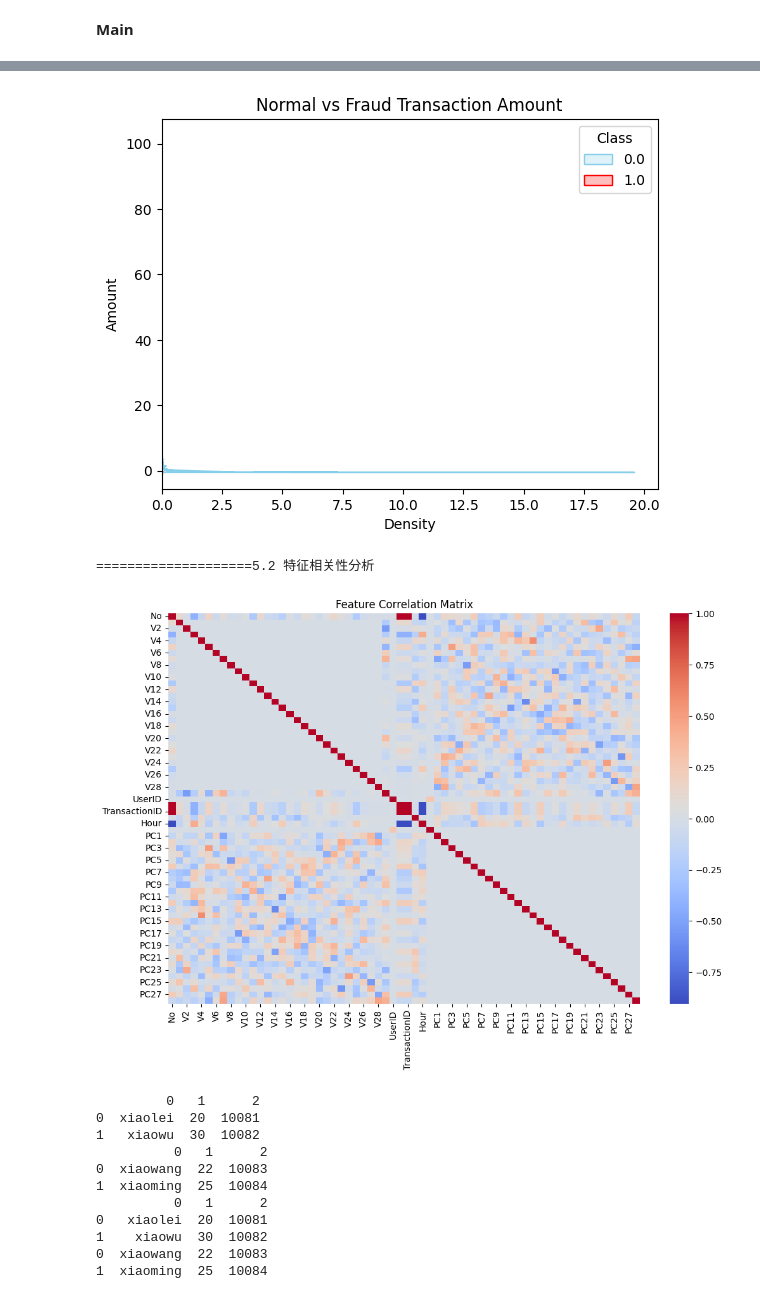
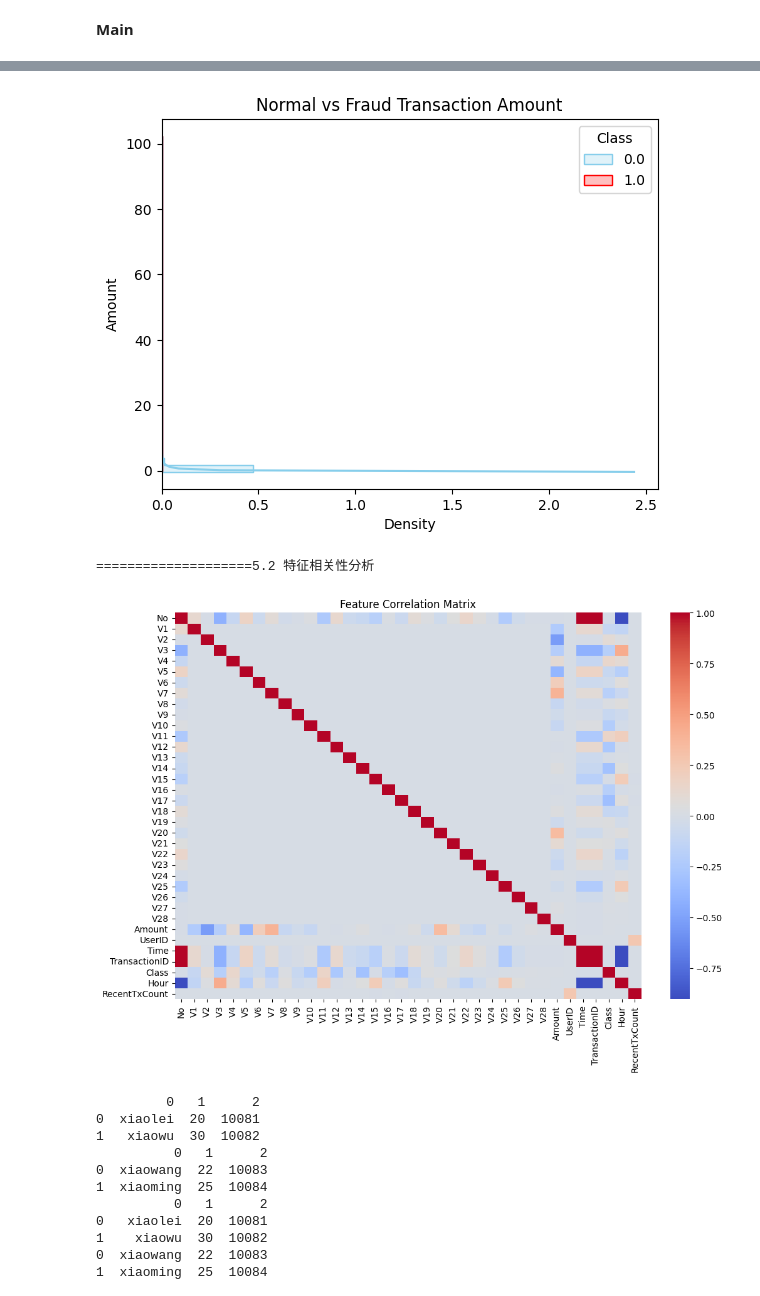
Before and after one commit to taciya/kaggle.atws, a Jupyter notebook: atws-main2.ipynb, the cells around one changed output, grey strips where cells are left out. Drawn from its saved outputs; the diff is of its cells as text; code cells hidden in the pictures.

```diff
--- a/atws-main2.ipynb
+++ b/atws-main2.ipynb
@@ -124,7 +124,7 @@ data['RecentTxCount'] = data.groupby('UserID')['TransactionID'].transform('count
 print("====================3.2 降维（可选）")
 from sklearn.decomposition import PCA
 
-# 对高维特征（如V1-V28）进行PCA降维
+# 对高维特征（V1-V28）进行PCA降维
 # 若0<n_components<1，则n_components的值为主成分方差的阈值； 通过设置该变量，即可调整主成分数量K；
 # 若n_components≥1，则降维后的特征数为n_components；
 # whiten：参数为bool型，是否对降维后的数据的每个特征进行归一化，默认是False
@@ -133,11 +133,12 @@ pca = PCA(n_components=28)
 # transform(X,y=None) ：训练好模型后，对输入数据X进行降维。
 # fit_transform(X) ：用训练数据X训练模型，并对X进行降维。相当于先用fit(X)，再用transform(X)。
 # inverse_transform(X) ：将降维后的数据还原成原始数据的近似。(PCA的重建)
-pca_features = pca.fit_transform(data[['V1', 'V2', 'V3','V4','V5','V6','V7','V8','V9','V10','V11','V12','V13','V14','V15','V16','V17','V18','V19','V20','V21','V22','V23','V24','V25','V26','V27', 'V28']])
+pca_features = pca.fit_transform(data[[f'V{i}' for i in range(1, 29)]])
 
 # 将降维结果合并到数据集
 data_pca = pd.DataFrame(pca_features, columns=[f'PC{i}' for i in range(1, 29)])  # i的范围 1- （n_components+1）
-data = pd.concat([data, data_pca], axis=1)  # axis= 0(Y轴：默认)/1(x轴)
+data_pca.to_csv('data_pca.csv',columns=[f'PC{i}' for i in range(1, 29)])   #保存降维过的文件，以便本地对比
+# data = pd.concat([data, data_pca], axis=1)  # axis= 0(Y轴：默认)/1(x轴)      #<<<<<<<<<<<<<< v1-v28已经降维过，跳过此步
 
 print("====================4. 构建最终数据集")
 print("====================4.1 分割训练集与测试集")
@@ -172,7 +173,7 @@ sns.histplot(data=data,
              hue='Class',# 通过label区分正常/异常[1,2](@ref)
              element='step',  # 柱形样式（bars默认、step阶梯状、poly多边形）
              kde=True,  #启用核密度估计，直观展示概率密度
-             # bins=10,    #控制分箱数量，建议根据数据量调整（默认自动计算）。数字越大粒度越小
+             bins=50,    #控制分箱数量，建议根据数据量调整（默认自动计算）。数字越大粒度越小
              stat='density', #统计量类型（count:默认、density:归一化、probability:概率 , percent:报告的可读性）
              palette=["skyblue", "red"]  ) #自定义颜色
 plt.title('Normal vs Fraud Transaction Amount')
@@ -181,35 +182,35 @@ plt.show()
 print("====================5.2 特征相关性分析")
 # 计算特征相关性矩阵
 corr_matrix = data.corr()
 # 绘制热力图
 plt.figure(figsize=(12, 8))
 sns.heatmap(corr_matrix, cmap='coolwarm', annot=False)
 plt.title('Feature Correlation Matrix')
 plt.show()
 # %% [output]
 ====================1. 数据获取与加载
 ====================1.1 加载数据
 数据加载完毕 正常交易: 284315 条
 数据加载完毕 异常交易: 492 条
 ====================2. 数据探索与预处理
 ====================2.1 处理不平衡数据
 分离特征 正常交易: 284315 条
 分离特征 异常交易: 492 条
 采样后样本数：28431992.00%
 正常样本占比：99.83%
 异常样本占比：0.17%
 ====================2.2 特征标准化
 ====================3. 特征工程
 ====================3.1 基于领域知识的特征生成
 ====================3.2 降维（可选）
 ====================4. 构建最终数据集
 ====================4.1 分割训练集与测试集
 ====================4.2 保存数据集
 ====================5. 验证数据集质量
 ====================5.1 可视化特征分布
-[figure, old version]
+[figure, new version]
 ====================5.2 特征相关性分析
-[figure, old version]
+[figure, new version]
 # %%
 # Test 1
 # import os
```
Also changed, not shown: parts of 3 cells of this notebook.
